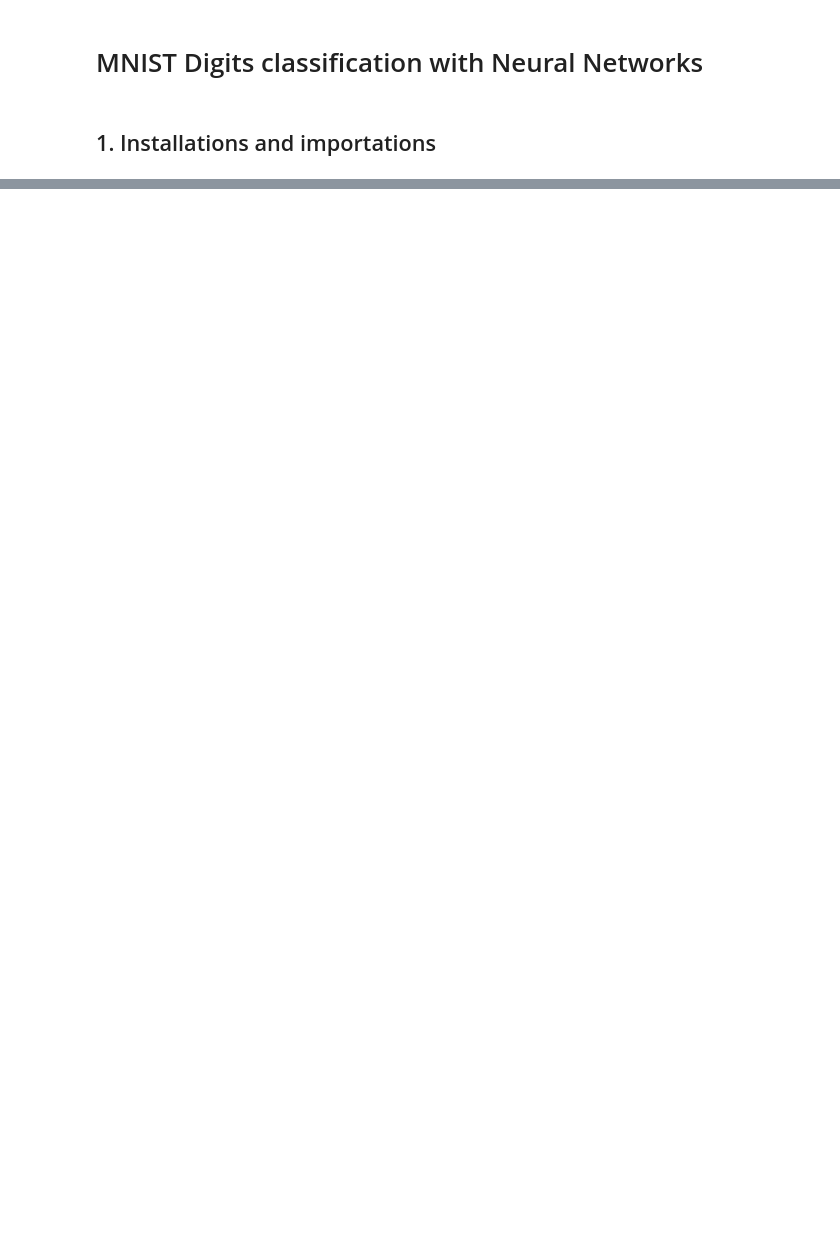
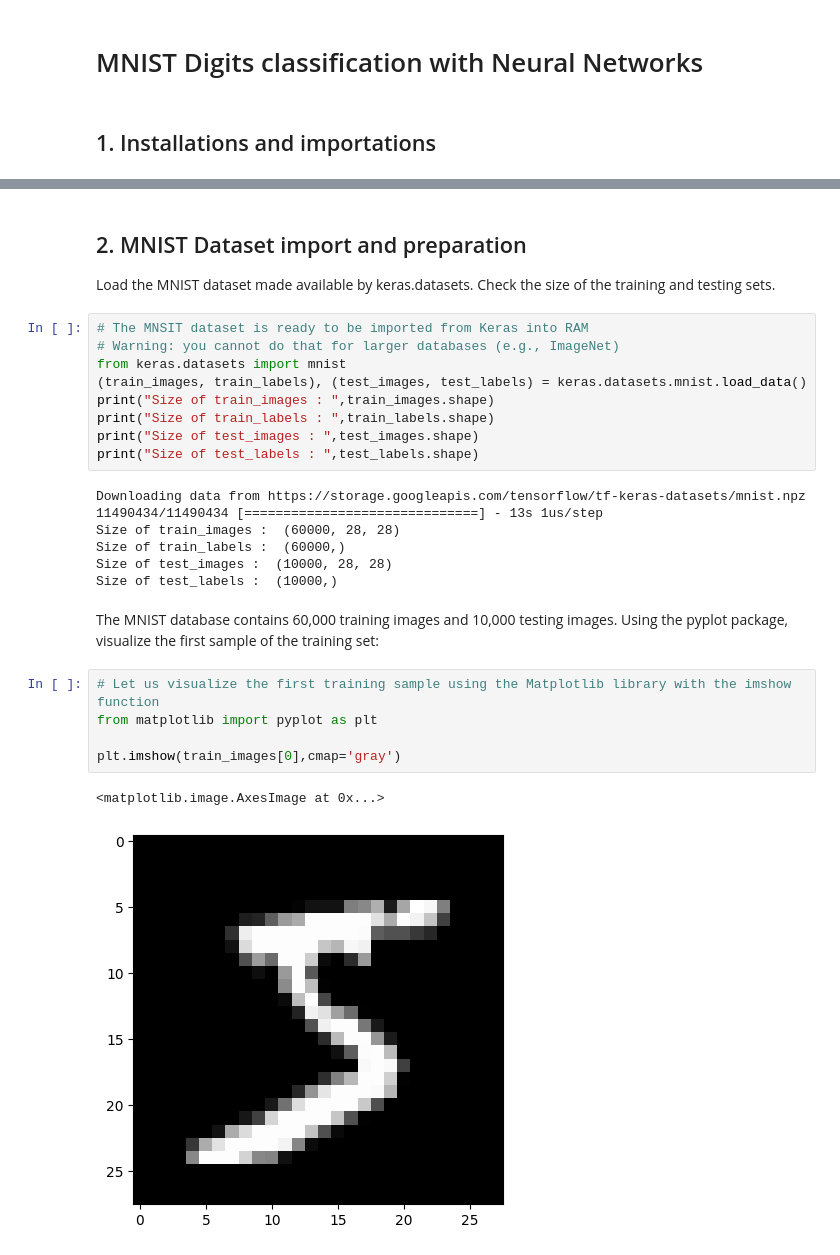
Before and after one commit to LucieDN/Digit-Classification, a Jupyter notebook: classification.ipynb, the cells around one changed output, grey strips where cells are left out. Saved outputs shown, nothing was run; the diff lists cells and outputs as text; blank space fills up the shorter version.

Commit message:
Data preparation

```diff
--- a/classification.ipynb
+++ b/classification.ipynb
@@ -14,0 +34,30 @@ ModuleNotFoundError: No module named 'tensorflow'
+# %% [markdown]
+## 2. MNIST Dataset import and preparation
+Load the MNIST dataset made available by keras.datasets. Check the size of the training and testing sets.
+# %%
+# The MNSIT dataset is ready to be imported from Keras into RAM
+# Warning: you cannot do that for larger databases (e.g., ImageNet)
+from keras.datasets import mnist
+(train_images, train_labels), (test_images, test_labels) = keras.datasets.mnist.load_data()
+print("Size of train_images : ",train_images.shape)
+print("Size of train_labels : ",train_labels.shape)
+print("Size of test_images : ",test_images.shape)
+print("Size of test_labels : ",test_labels.shape)
+# %% [output]
+Downloading data from https://storage.googleapis.com/tensorflow/tf-keras-datasets/mnist.npz
+11490434/11490434 [==============================] - 13s 1us/step
+Size of train_images :  (60000, 28, 28)
+Size of train_labels :  (60000,)
+Size of test_images :  (10000, 28, 28)
+Size of test_labels :  (10000,)
+# %% [markdown]
+The MNIST database contains 60,000 training images and 10,000 testing images.
+Using the pyplot package, visualize the first sample of the training set:
+# %%
+# Let us visualize the first training sample using the Matplotlib library with the imshow function
+from matplotlib import pyplot as plt
+
+plt.imshow(train_images[0],cmap='gray')
+# %% [output]
+<matplotlib.image.AxesImage at 0x...>
+[figure, added]
```
Also changed, not shown: parts of 6 cells of this notebook.
